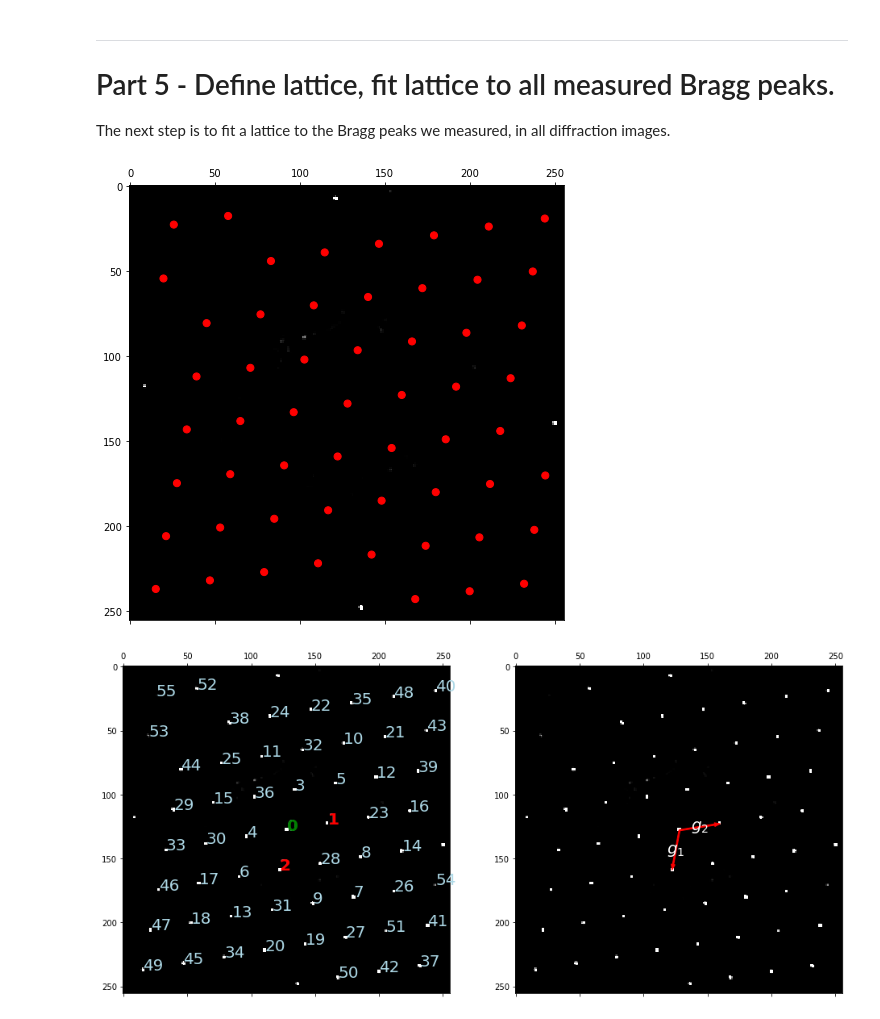
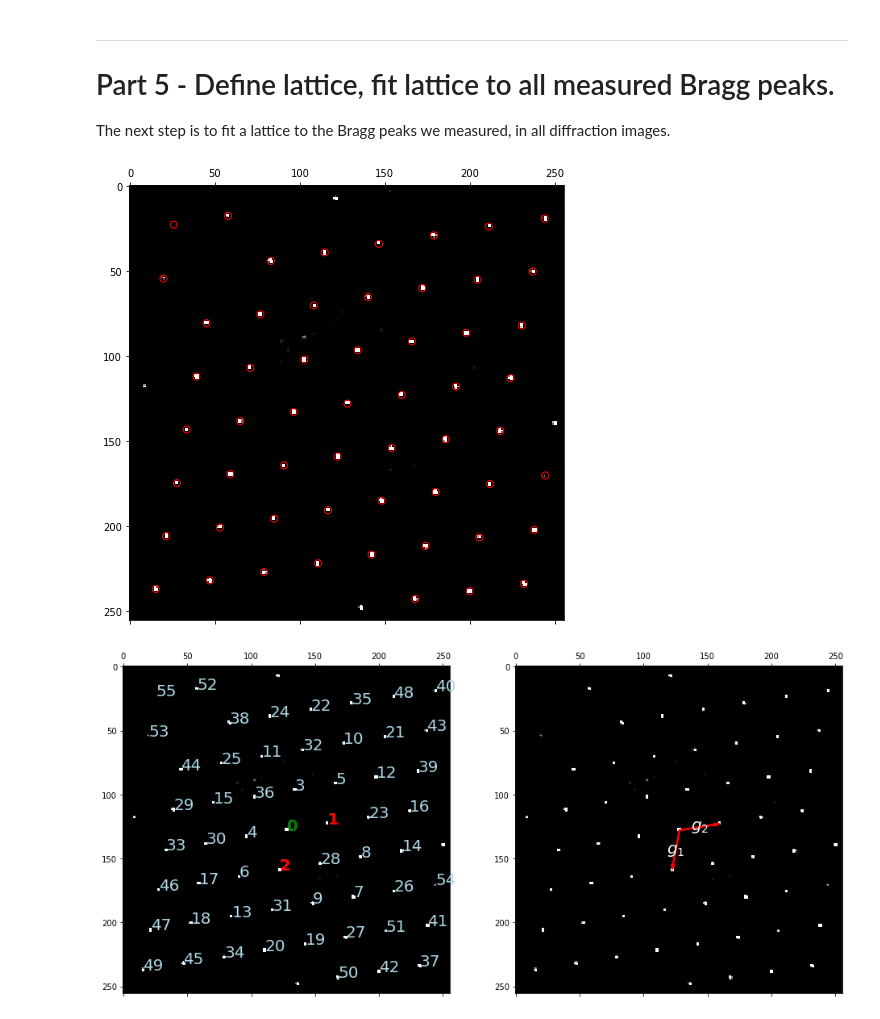
Before and after one commit to py4dstem/py4DSTEM_tutorials, a Jupyter notebook: strain_crystalline/strain_simple_quantum_well.ipynb, the cells around one changed output. Saved outputs shown, nothing was run; the diff lists cells and outputs as text; code cells hidden in the pictures.

```diff
--- a/strain_crystalline/strain_simple_quantum_well.ipynb
+++ b/strain_crystalline/strain_simple_quantum_well.ipynb
@@ -419,27 +419,28 @@ The next step is to fit a lattice to the Bragg peaks we measured, in all diffrac
 # %%
 # Grab the local maximum from the Bragg vector map
 gx, gy, gI = py4DSTEM.process.utils.get_maxima_2D(
     bragg_vector_map,
     sigma=0,
     edgeBoundary=10,
     minSpacing=20,
     minRelativeIntensity=0.0,
     relativeToPeak=0,
     maxNumPeaks=100,
     subpixel='multicorr'
 )
 
 # Plot the candidate lattice coordinates
 py4DSTEM.visualize.show_points(
     bragg_vector_map,
     x=gx,
     y=gy,
     cmap='gray',
     clipvals='manual',
     min=0,
-    max=1e3)
+    max=1e3,
+    open_circles=True)
 # %% [output]
-[figure, old version]
+[figure, new version]
 # %%
 # Define the lattice, which is composed of:
 #     -center beam index
```
Also changed, not shown: parts of 8 cells of this notebook.
